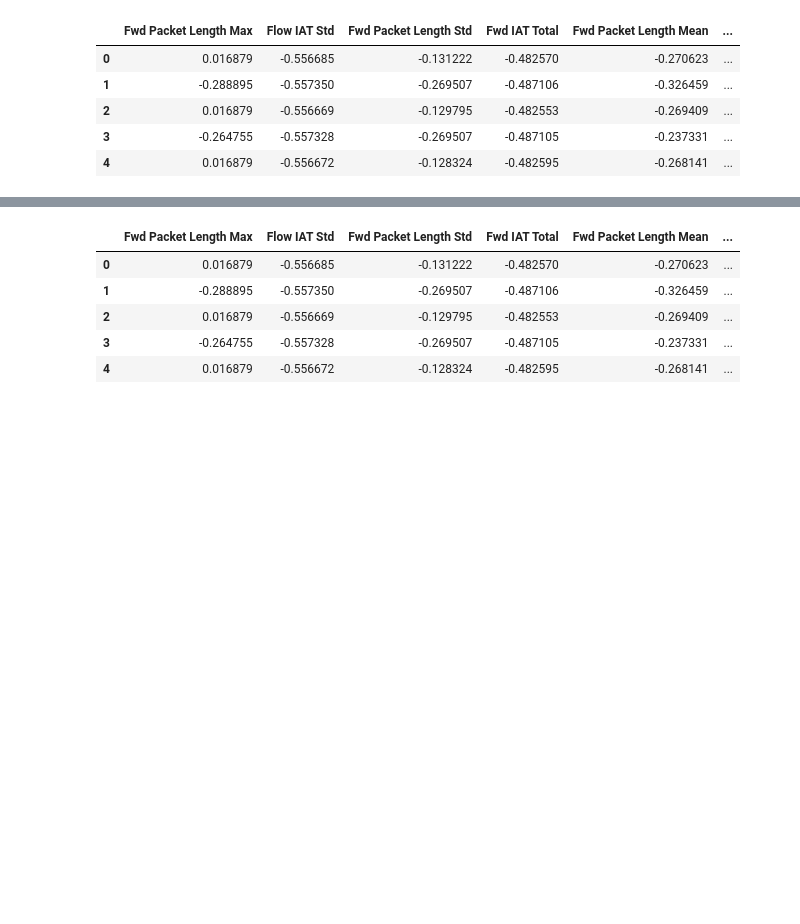
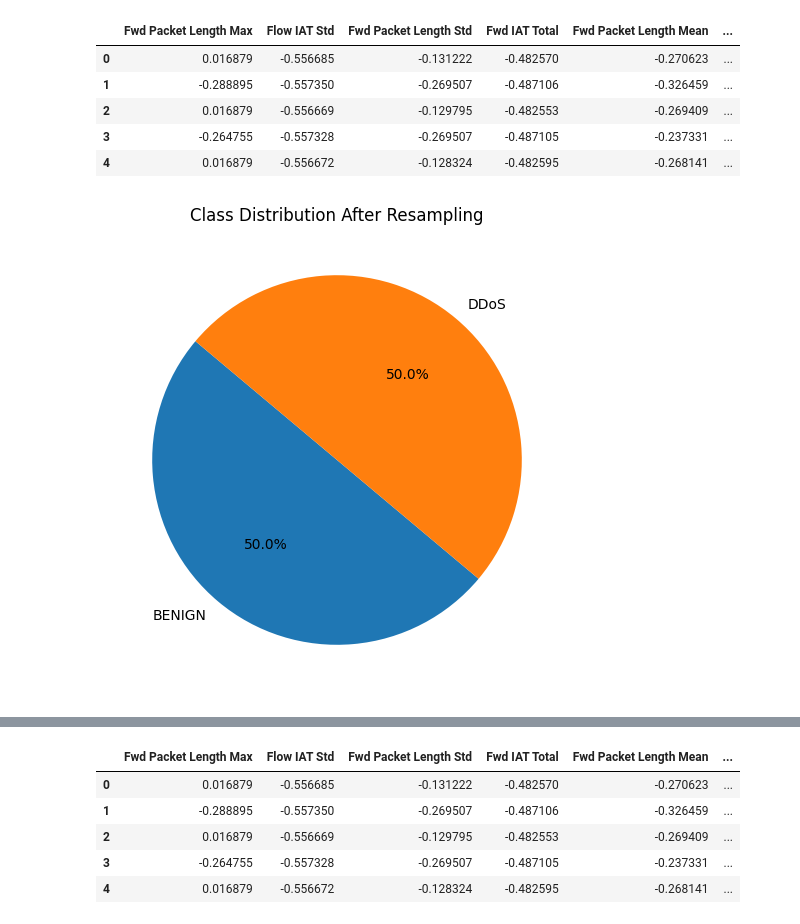
Before and after one commit to YassineICHIRRI/Anomaly-Detection-of-DDoS-Attacks, a Jupyter notebook: DDoS_notebook.ipynb, the cells around one changed output, grey strips where cells are left out. Drawn from its saved outputs; the diff is of its cells as text; code cells hidden in the pictures; blank space fills up the shorter version.

```diff
--- a/DDoS_notebook.ipynb
+++ b/DDoS_notebook.ipynb
@@ -260,0 +248,7 @@ X
+# %%
+ddos_indices = np.where(y == "DDoS")[0]
+features=["Fwd Packet Length Max","Flow IAT Std","Fwd Packet Length Std" ,"Fwd IAT Total", "Fwd Packet Length Mean", "Flow IAT Mean", "Bwd Packet Length Mean", "Flow IAT Max", "Bwd Packet Length Std", ]
+X=X[features].copy()
+# Get the corresponding rows from X_test where y_pred is "DDoS"
+x_ddos = X.iloc[ddos_indices]
+print(x_ddos)
@@ -274,3 +286,34 @@ X.head()
 | 2 | 0.016879 | -0.556669 | -0.129795 | -0.482553 | -0.269409 | ... |
 | 3 | -0.264755 | -0.557328 | -0.269507 | -0.487105 | -0.237331 | ... |
 | 4 | 0.016879 | -0.556672 | -0.128324 | -0.482595 | -0.268141 | ... |
+# %%
+from imblearn.over_sampling import RandomOverSampler
+import numpy as np
+
+# Assuming you have your feature matrix X and target vector y
+# X should be a 2D array or DataFrame, and y should be a 1D array or Series
+
+# Instantiate the RandomOverSampler
+ros = RandomOverSampler(random_state=42)
+
+# Fit and apply the resampling
+X_resampled, y_resampled = ros.fit_resample(X, y)
+
+# Now, X_resampled and y_resampled contain the resampled data
+# You can use these for training your model
+import matplotlib.pyplot as plt
+
+# Assuming you have resampled data in X_resampled and y_resampled
+# Calculate the class distribution of the resampled data
+class_counts = [len(np.where(y_resampled == class_label)[0]) for class_label in np.unique(y_resampled)]
+class_labels = np.unique(y_resampled)
+
+# Create a pie chart
+plt.figure(figsize=(6, 6))
+plt.pie(class_counts, labels=class_labels, autopct='%1.1f%%', startangle=140)
+plt.title('Class Distribution After Resampling')
+plt.show()
+
+X
+# %% [output]
+[figure, added]
```
Also changed, not shown: parts of 22 cells of this notebook, 7 other files.
